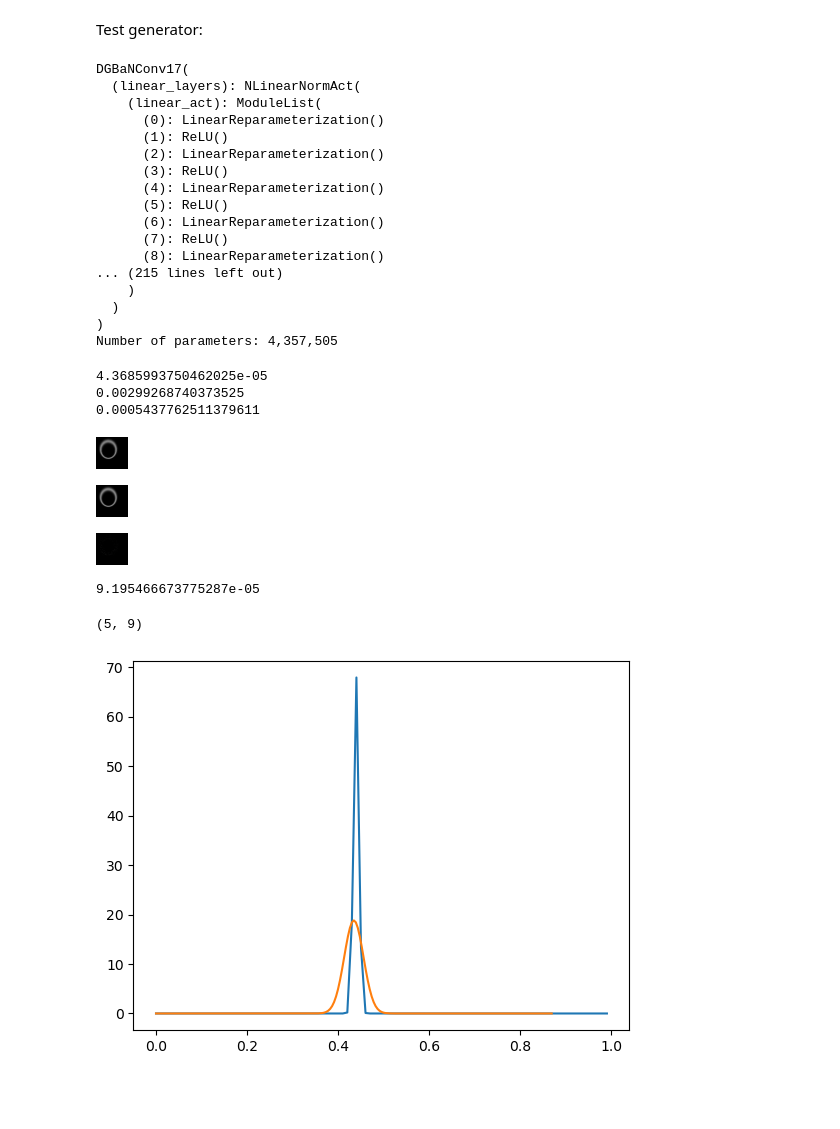
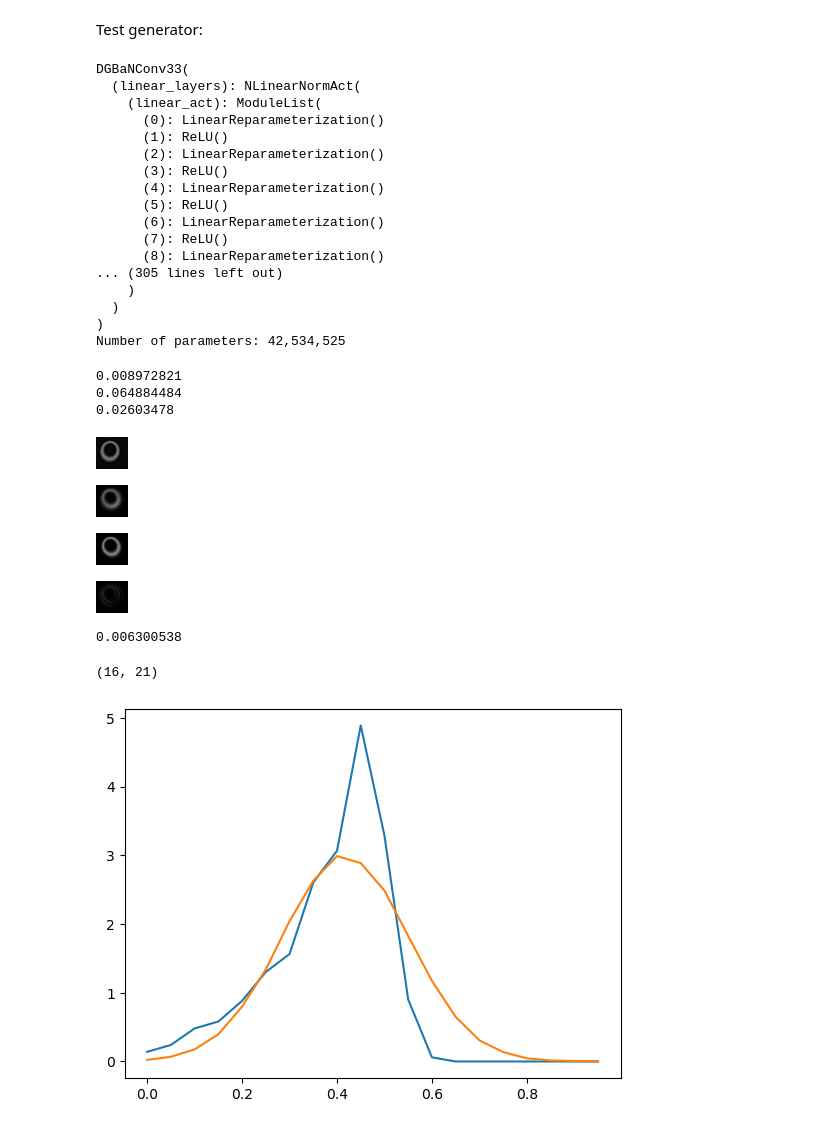
Before and after one commit to Bloomistell/DGBaN, a Jupyter notebook: test_model.ipynb, the cells around one changed output. Saved outputs shown, nothing was run; the diff lists cells and outputs as text; code cells hidden in the pictures; blank space fills up the shorter version.

```diff
--- a/test_model.ipynb
+++ b/test_model.ipynb
@@ -64,11 +54,11 @@ Image.fromarray((imgs[0] * 255 / imgs[0].max()).astype(np.uint8))
 Test generator:
 # %%
 # load generator
-generator = DGBaNConv17()
+generator = DGBaNConv33()
 # generator = torch.compile(generator)
 
 pre_trained_weights = torch.load(
-    '../save_data/single_random_ring/Adam_mse_loss_0/DGBaNConv17_no_activation_function/DGBaNConv17_no_activation_function_57.pt',
+    '../save_data/single_random_ring/Adam_mse_loss_0/DGBaNConv33_no_activation_function/DGBaNConv33_no_activation_function_10.pt',
     map_location=torch.device('cpu')
 )
 generator.load_state_dict(pre_trained_weights)
@@ -76,7 +66,7 @@ generator.load_state_dict(pre_trained_weights)
 print(generator.eval())
 print(f'Number of parameters: {count_params(generator):,}')
 # %% [output]
-DGBaNConv17(
+DGBaNConv33(
   (linear_layers): NLinearNormAct(
     (linear_act): ModuleList(
       (0): LinearReparameterization()
@@ -88,11 +78,11 @@ DGBaNConv17(
       (6): LinearReparameterization()
       (7): ReLU()
       (8): LinearReparameterization()
-... (215 lines left out)
+... (305 lines left out)
     )
   )
 )
-Number of parameters: 4,357,505
+Number of parameters: 42,534,525
 # %%
 mse_loss = []
 l1_loss = []
@@ -106,33 +96,45 @@ for i in range(1):
 print(np.mean(mse_loss))
 print(np.mean(l1_loss))
 print(np.mean(AbsMeanDelta))
+Image.fromarray(abs(y_pred * 255).astype(np.uint8))
 # %% [output]
-4.3685993750462025e-05
-0.00299268740373525
-0.0005437762511379611
+0.008972821
+0.064884484
+0.02603478
+[figure, added]
 # %%
-# setting the base feature
 n_samples = 1000
 
 # getting the predictions for this feature
-pred_rings = np.zeros((n_samples, 32, 32))
+pred_rings = torch.zeros((n_samples, 32, 32), dtype=torch.float, device='cpu')
+X = torch.Tensor(transformed_features[:1])
 with torch.no_grad():
     for j in range(n_samples):
-        pred_rings[j] += generator(torch.Tensor(transformed_features[:1]))[0].detach().numpy().squeeze()
-pred_ring = pred_rings.mean(axis=0)
+        pred_rings[j] += generator(X)[0].squeeze()
 
-# summing the predictions
-pred_prob = pred_ring * 255
-true_prob = data_gen.ring_from_features(*features[0]) * 255
+pred_rings = pred_rings.detach().numpy()
+
+pred_ring = pred_rings.mean(axis=0) * 255
+true_img = data_gen.ring_from_features(*features[0])
+true_ring = true_img * 255
+# %%
+n_samples = data_gen.kernel.shape[0] // 20
+
+# getting the predictions for this feature
+true_prob_samples = torch.zeros((n_samples, 32, 32))
+for j in range(n_samples):
+    true_prob_samples[j] += true_img * data_gen.kernel[j].reshape((32, 32))
+
+true_prob_samples = true_prob_samples.numpy()
 # %%
 # predicted gaussian ring
-Image.fromarray(abs(pred_prob).astype(np.uint8))
+Image.fromarray(abs(pred_ring).astype(np.uint8))
 # %% [output]
-[figure, old version]
+[figure, new version]
 # %%
 # true gaussian ring
-Image.fromarray(true_prob.astype(np.uint8))
+Image.fromarray(true_ring.numpy().astype(np.uint8))
 # %% [output]
-[figure, old version]
+[figure, new version]
 # %%
 # difference between the rings
@@ -141,29 +143,30 @@ Image.fromarray(np.abs(true_prob - pred_prob).astype(np.uint8))
 [figure]
 # %%
 # MSE error
-((pred_prob / pred_prob.max() - true_prob / true_prob.max())**2).mean()
+((pred_ring / pred_ring.max() - true_ring.numpy() / true_ring.numpy().max())**2).mean()
 # %% [output]
-9.195466673775287e-05
+0.006300538
 # %%
 # getting the distribution for one pmt
 pmt = (0, 0)
-while true_prob[pmt] < 0.4 * 255:
+while true_ring[pmt] < 0.4 * 255:
     pmt = (np.random.randint(32), np.random.randint(32))
 print(pmt)
 
-hist_width = 0.01
+hist_width = 0.05
 
+# predictited distribution
 pred = pd.Series(pred_rings[:, pmt[0], pmt[1]])
 hist = pd.Series(1, index=pd.cut(pred, np.arange(0, 1.005, hist_width))).sort_index().groupby(level=0).sum()
 pred_noise = hist / (hist.sum() * hist_width)
-
 plt.plot(np.arange(0, 1, hist_width), pred_noise)
 
-val = np.arange(0, 2.01, hist_width) * true_prob[pmt] / 255
-true_pmt_distr = np.exp(-(val - true_prob[pmt] / 255)**2 / 0.3**2)
-true_pmt_distr /= true_pmt_distr.sum() * hist_width * true_prob[pmt] / 255
-plt.plot(val, true_pmt_distr)
+# true distribution
+true = pd.Series(true_prob_samples[:, pmt[0], pmt[1]])
+true_hist = pd.Series(1, index=pd.cut(true, np.arange(0, 1.005, hist_width))).sort_index().groupby(level=0).sum()
+true_noise = true_hist / (true_hist.sum() * hist_width)
+plt.plot(np.arange(0, 1, hist_width), true_noise)
 plt.show()
 # %% [output]
-(5, 9)
+(16, 21)
-[figure, old version]
+[figure, new version]
```
Also changed, not shown: parts of 5 cells of this notebook, 7 other files.
